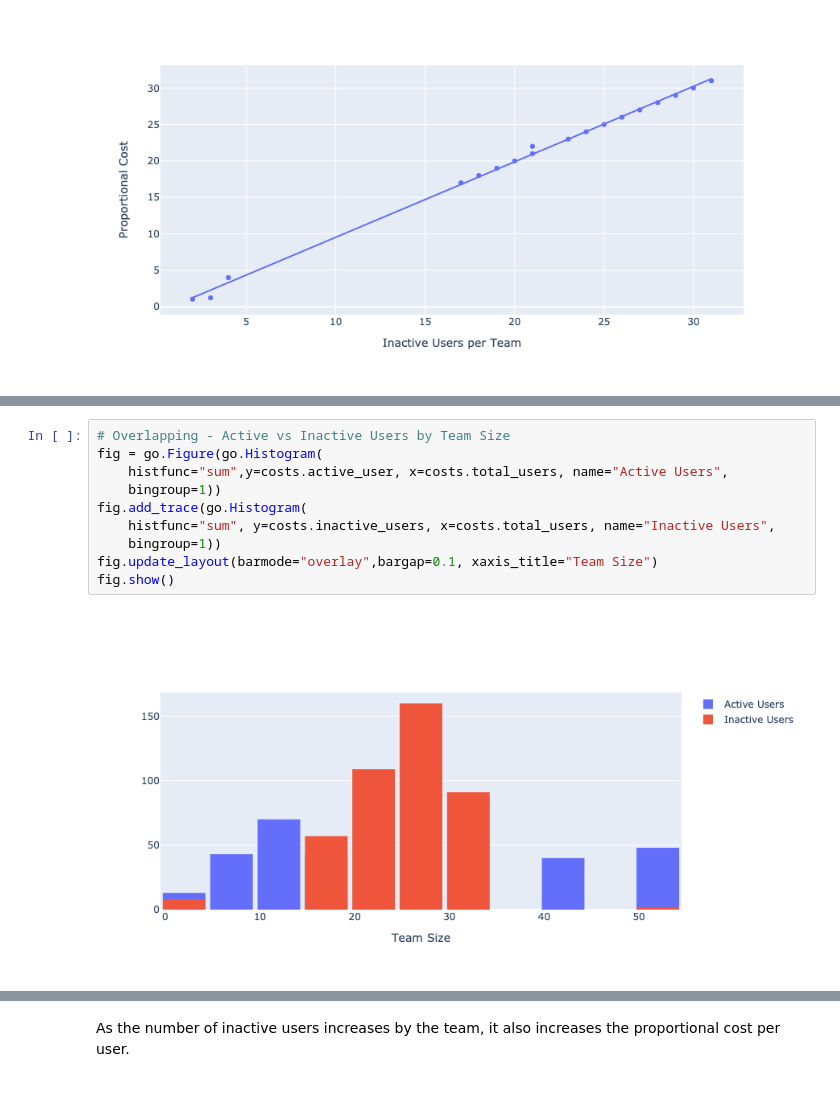
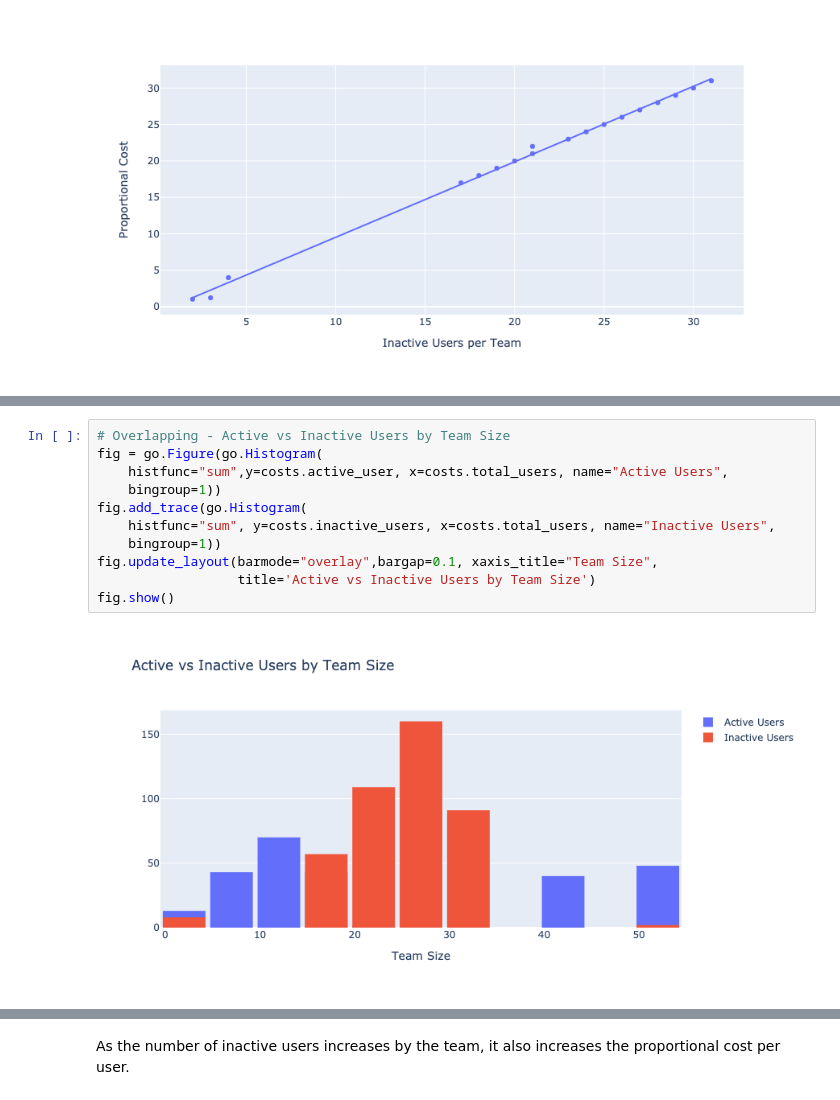
Before and after one commit to reisdebora/user-activity, a Jupyter notebook: notebook.ipynb, the cells around one changed output, grey strips where cells are left out. Drawn from its saved outputs; the diff is of its cells as text.

Commit message:
graph adjustments
graph adjustments

```diff
--- a/notebook.ipynb
+++ b/notebook.ipynb
@@ -303,12 +283,13 @@ costs.head(30)
 # %%
 # Overlapping - Active vs Inactive Users by Team Size
 fig = go.Figure(go.Histogram(
     histfunc="sum",y=costs.active_user, x=costs.total_users, name="Active Users",
     bingroup=1))
 fig.add_trace(go.Histogram(
     histfunc="sum", y=costs.inactive_users, x=costs.total_users, name="Inactive Users",
     bingroup=1))
-fig.update_layout(barmode="overlay",bargap=0.1, xaxis_title="Team Size")
+fig.update_layout(barmode="overlay",bargap=0.1, xaxis_title="Team Size",
+                  title='Active vs Inactive Users by Team Size')
 fig.show()
 # %% [output]
-[figure, old version]
+[figure, new version]
```
Also changed, not shown: parts of 2 cells of this notebook.
